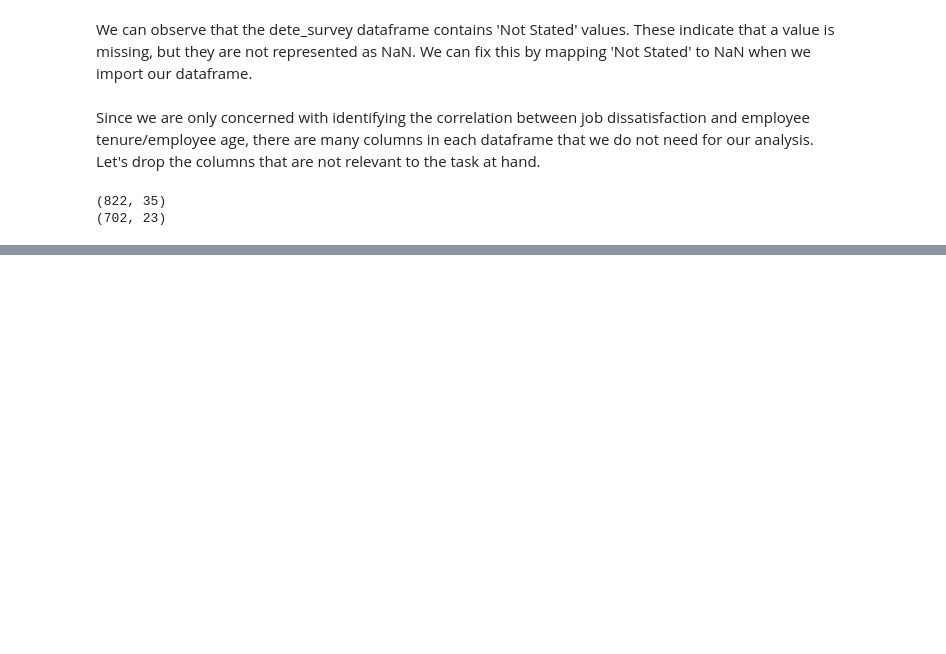
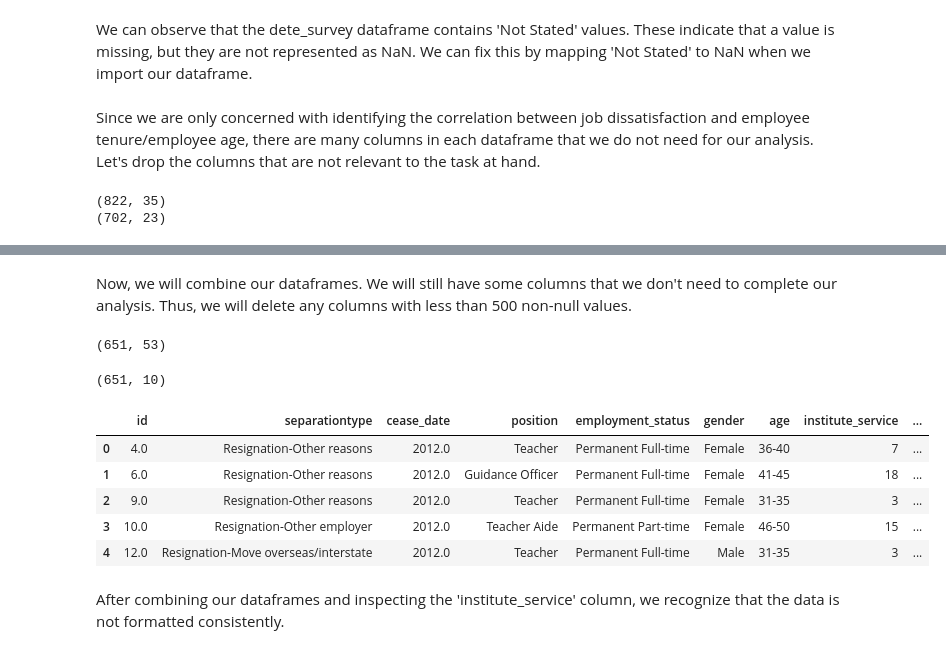
Before and after one commit to cfrisby/DataQuest_Projects, a Jupyter notebook: Clean and Analyze Employee Exit Surveys/Employee_Exit_Surveys.ipynb, the cells around one changed output, grey strips where cells are left out. Saved outputs shown, nothing was run; the diff lists cells and outputs as text; code cells hidden in the pictures; blank space fills up the shorter version.

```diff
--- a/Clean and Analyze Employee Exit Surveys/Employee_Exit_Surveys.ipynb
+++ b/Clean and Analyze Employee Exit Surveys/Employee_Exit_Surveys.ipynb
@@ -141,0 +417,5 @@ print(tafe_survey_updated.shape)
+# %%
+dete_resignations_up['dissatisfied'] = dete_resignations_up[['job_dissatisfaction', 'dissatisfaction_with_the_department',
+                                                       'physical_work_environment', 'lack_of_recognition',
+                                                      'lack_of_job_security', 'work_location', 'employment_conditions',
+                                                       'work_life_balance', 'workload']].any(axis=1, skipna=False)
@@ -141,0 +443,28 @@ print(tafe_survey_updated.shape)
+# %%
+dete_resignations_up['institute'] = 'DETE'
+tafe_resignations_up['institute'] = 'TAFE'
+# %% [markdown]
+Now, we will combine our dataframes. We will still have some columns that we don't need to complete our analysis. Thus, we will delete any columns with less than 500 non-null values.
+# %%
+combined = pd.concat([dete_resignations_up, tafe_resignations_up], sort=False, ignore_index=True)
+# %%
+print(combined.shape)
+# %% [output]
+(651, 53)
+# %%
+combined_updated = combined.dropna(axis=1, thresh=500)
+# %%
+print(combined_updated.shape)
+# %% [output]
+(651, 10)
+# %%
+combined_updated.head()
+# %% [output]
+|  | id | separationtype | cease_date | position | employment_status | gender | age | institute_service | ... |
+| 0 | 4.0 | Resignation-Other reasons | 2012.0 | Teacher | Permanent Full-time | Female | 36-40 | 7 | ... |
+| 1 | 6.0 | Resignation-Other reasons | 2012.0 | Guidance Officer | Permanent Full-time | Female | 41-45 | 18 | ... |
+| 2 | 9.0 | Resignation-Other reasons | 2012.0 | Teacher | Permanent Full-time | Female | 31-35 | 3 | ... |
+| 3 | 10.0 | Resignation-Other employer | 2012.0 | Teacher Aide | Permanent Part-time | Female | 46-50 | 15 | ... |
+| 4 | 12.0 | Resignation-Move overseas/interstate | 2012.0 | Teacher | Permanent Full-time | Male | 31-35 | 3 | ... |
+# %% [markdown]
+After combining our dataframes and inspecting the 'institute_service' column, we recognize that the data is not formatted consistently.
```
Also changed, not shown: parts of 54 cells of this notebook.
